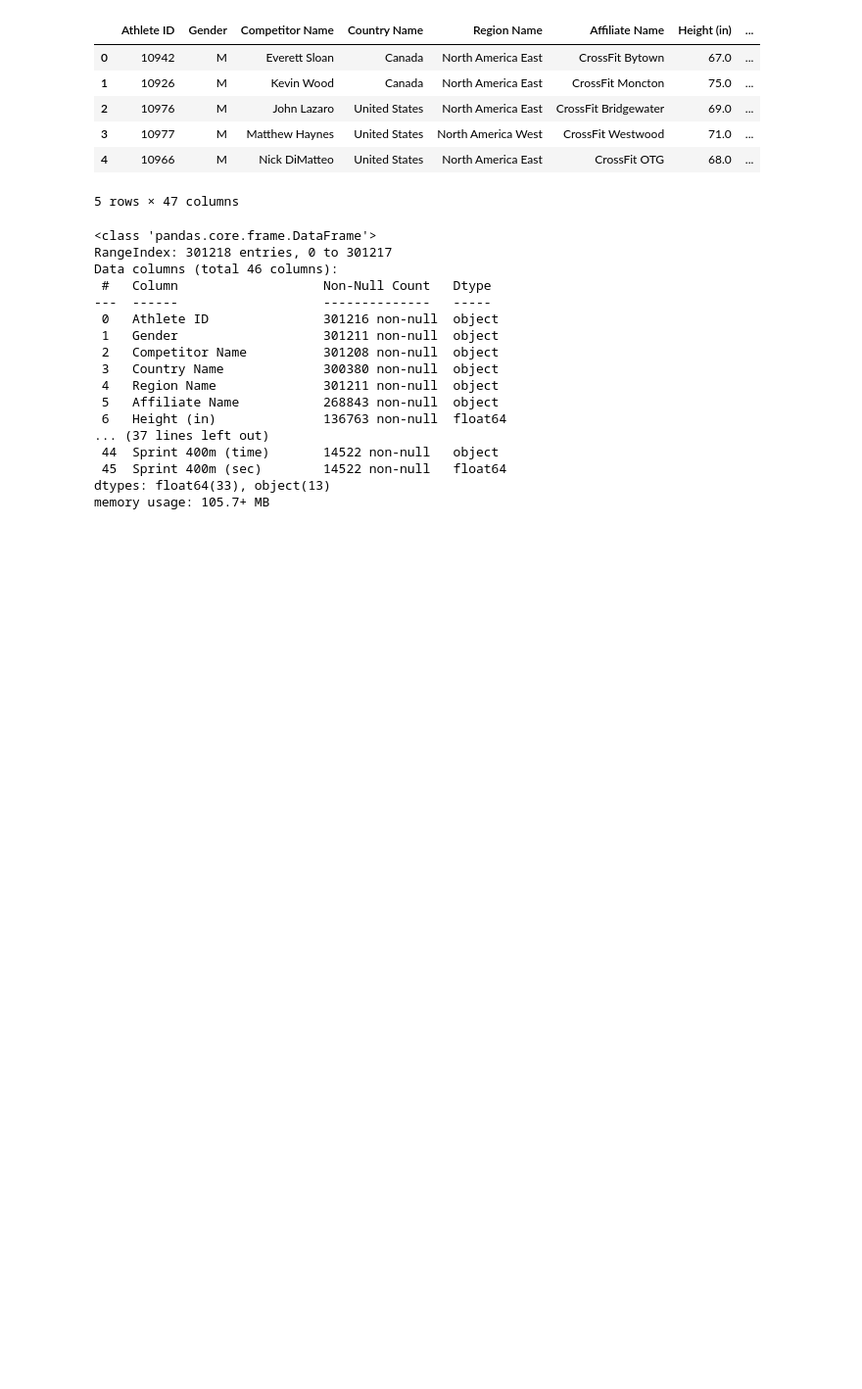
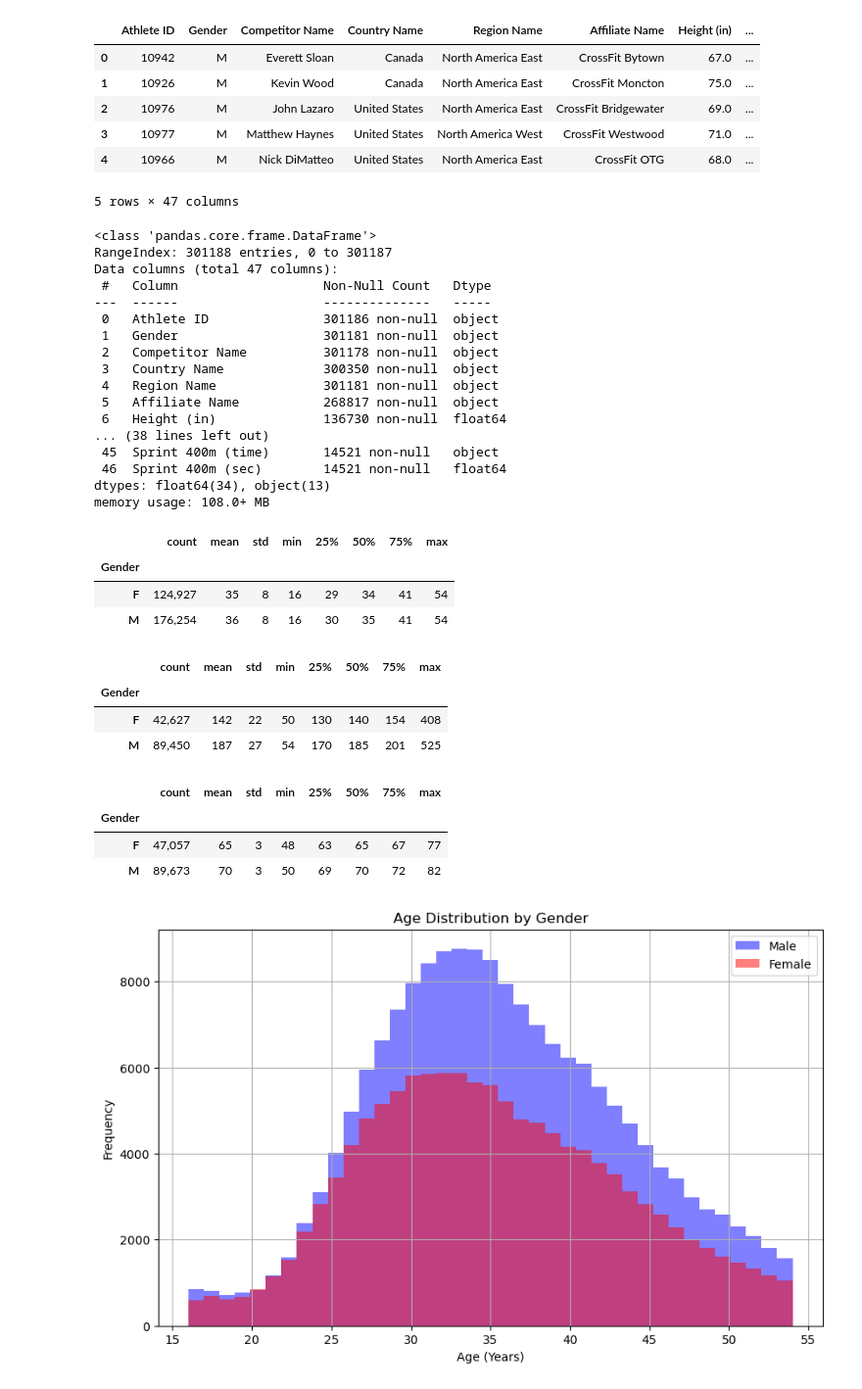
Before and after one commit to cdmoseley/CrossFit-Galvanize-Capstone, a Jupyter notebook: Crossfit_Analysis.ipynb, the cells around one changed output. Shown at 98% size. Drawn from its saved outputs; the diff is of its cells as text; code cells hidden in the pictures; blank space fills up the shorter version.

```diff
--- a/Crossfit_Analysis.ipynb
+++ b/Crossfit_Analysis.ipynb
@@ -72,6 +369,6 @@ Crossfit.to_csv('Crossfit.csv', index=False)
 # %%
-Crossfit = pd.read_csv('/Users/cdmoseley/dai_files/Capstone/Galvanize_Capstone_Crossfit/Data/Analysis_Data/Crossfit.csv')
-Crossfit.head()
+CrossFit = pd.read_csv('/Users/cdmoseley/dai_files/Capstone/Galvanize_Capstone_Crossfit/Data/Analysis_Data/Crossfit.csv')
+CrossFit.head()
 # %% [output]
 |  | Athlete ID | Gender | Competitor Name | Country Name | Region Name | Affiliate Name | Height (in) | ... |
 | 0 | 10942 | M | Everett Sloan | Canada | North America East | CrossFit Bytown | 67.0 | ... |
@@ -81,22 +378,22 @@ Crossfit.head()
 | 4 | 10966 | M | Nick DiMatteo | United States | North America East | CrossFit OTG | 68.0 | ... |
 5 rows × 47 columns
 # %%
-Crossfit.info()
+CrossFit.info()
 # %% [output]
 <class 'pandas.core.frame.DataFrame'>
-RangeIndex: 301218 entries, 0 to 301217
-Data columns (total 46 columns):
+RangeIndex: 301188 entries, 0 to 301187
+Data columns (total 47 columns):
  #   Column                   Non-Null Count   Dtype
 ---  ------                   --------------   -----
- 0   Athlete ID               301216 non-null  object
- 1   Gender                   301211 non-null  object
- 2   Competitor Name          301208 non-null  object
- 3   Country Name             300380 non-null  object
- 4   Region Name              301211 non-null  object
- 5   Affiliate Name           268843 non-null  object
- 6   Height (in)              136763 non-null  float64
-... (37 lines left out)
- 44  Sprint 400m (time)       14522 non-null   object
- 45  Sprint 400m (sec)        14522 non-null   float64
-dtypes: float64(33), object(13)
-memory usage: 105.7+ MB
+ 0   Athlete ID               301186 non-null  object
+ 1   Gender                   301181 non-null  object
+ 2   Competitor Name          301178 non-null  object
+ 3   Country Name             300350 non-null  object
+ 4   Region Name              301181 non-null  object
+ 5   Affiliate Name           268817 non-null  object
+ 6   Height (in)              136730 non-null  float64
+... (38 lines left out)
+ 45  Sprint 400m (time)       14521 non-null   object
+ 46  Sprint 400m (sec)        14521 non-null   float64
+dtypes: float64(34), object(13)
+memory usage: 108.0+ MB
@@ -102,0 +428,34 @@ memory usage: 105.7+ MB
+# %%
+age_stats.head()
+# %% [output]
+|  | count | mean | std | min | 25% | 50% | 75% | max |
+| Gender |  |  |  |  |  |  |  |  |
+| F | 124,927 | 35 | 8 | 16 | 29 | 34 | 41 | 54 |
+| M | 176,254 | 36 | 8 | 16 | 30 | 35 | 41 | 54 |
+# %%
+weight_stats.head()
+# %% [output]
+|  | count | mean | std | min | 25% | 50% | 75% | max |
+| Gender |  |  |  |  |  |  |  |  |
+| F | 42,627 | 142 | 22 | 50 | 130 | 140 | 154 | 408 |
+| M | 89,450 | 187 | 27 | 54 | 170 | 185 | 201 | 525 |
+# %%
+height_stats.head()
+# %% [output]
+|  | count | mean | std | min | 25% | 50% | 75% | max |
+| Gender |  |  |  |  |  |  |  |  |
+| F | 47,057 | 65 | 3 | 48 | 63 | 65 | 67 | 77 |
+| M | 89,673 | 70 | 3 | 50 | 69 | 70 | 72 | 82 |
+# %%
+# Plotting histograms for Age comparing male and female
+plt.figure(figsize=(10, 6))
+plt.hist(CrossFit[CrossFit['Gender'] == 'M']['Age (Years)'], bins=39, alpha=0.5, label='Male', color='blue')
+plt.hist(CrossFit[CrossFit['Gender'] == 'F']['Age (Years)'], bins=39, alpha=0.5, label='Female', color='red')
+plt.title('Age Distribution by Gender')
+plt.xlabel('Age (Years)')
+plt.ylabel('Frequency')
+plt.legend()
+plt.grid(True)
+plt.show()
+# %% [output]
+[figure, added]
```
Also changed, not shown: parts of 47 cells of this notebook, 6 other files.
